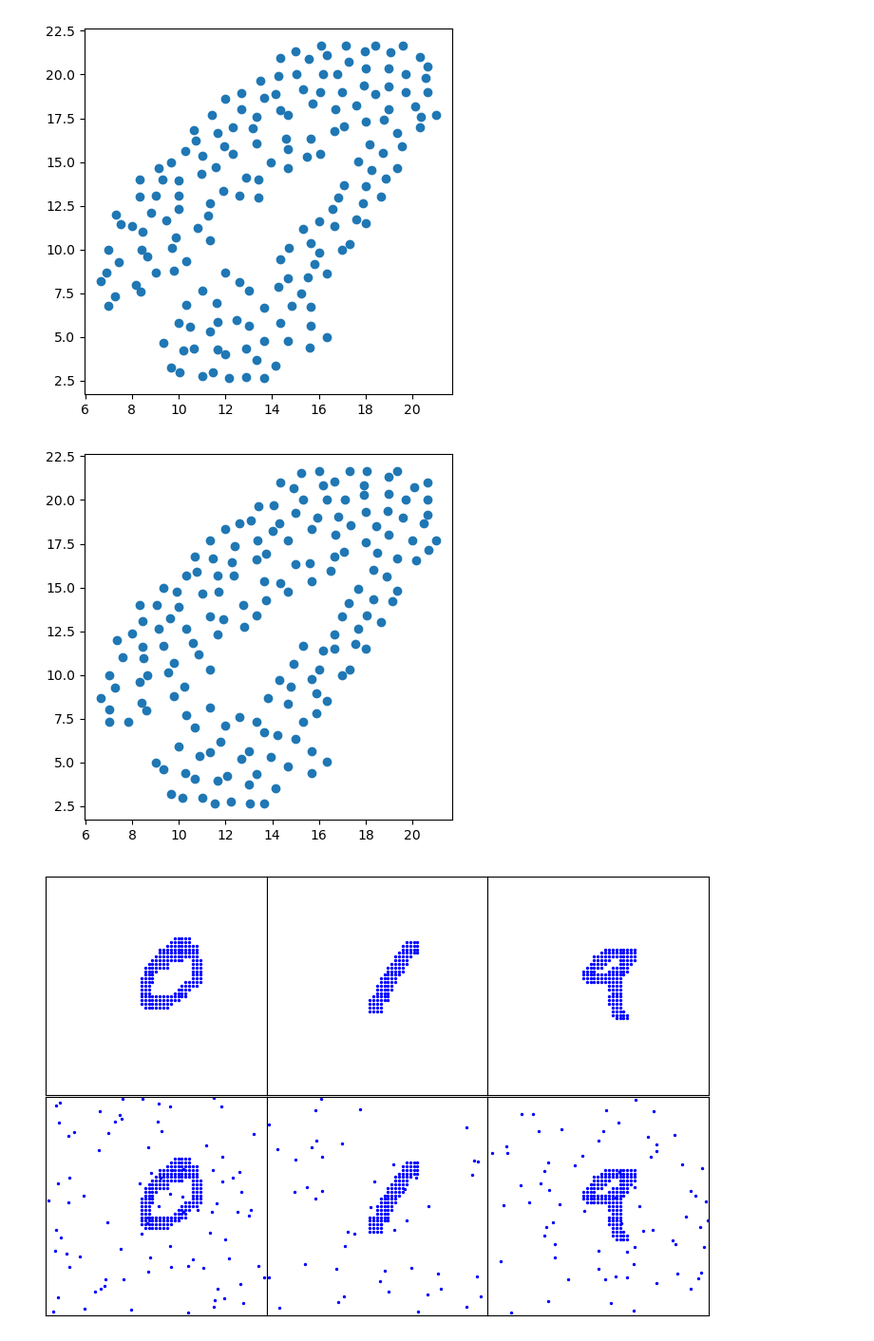
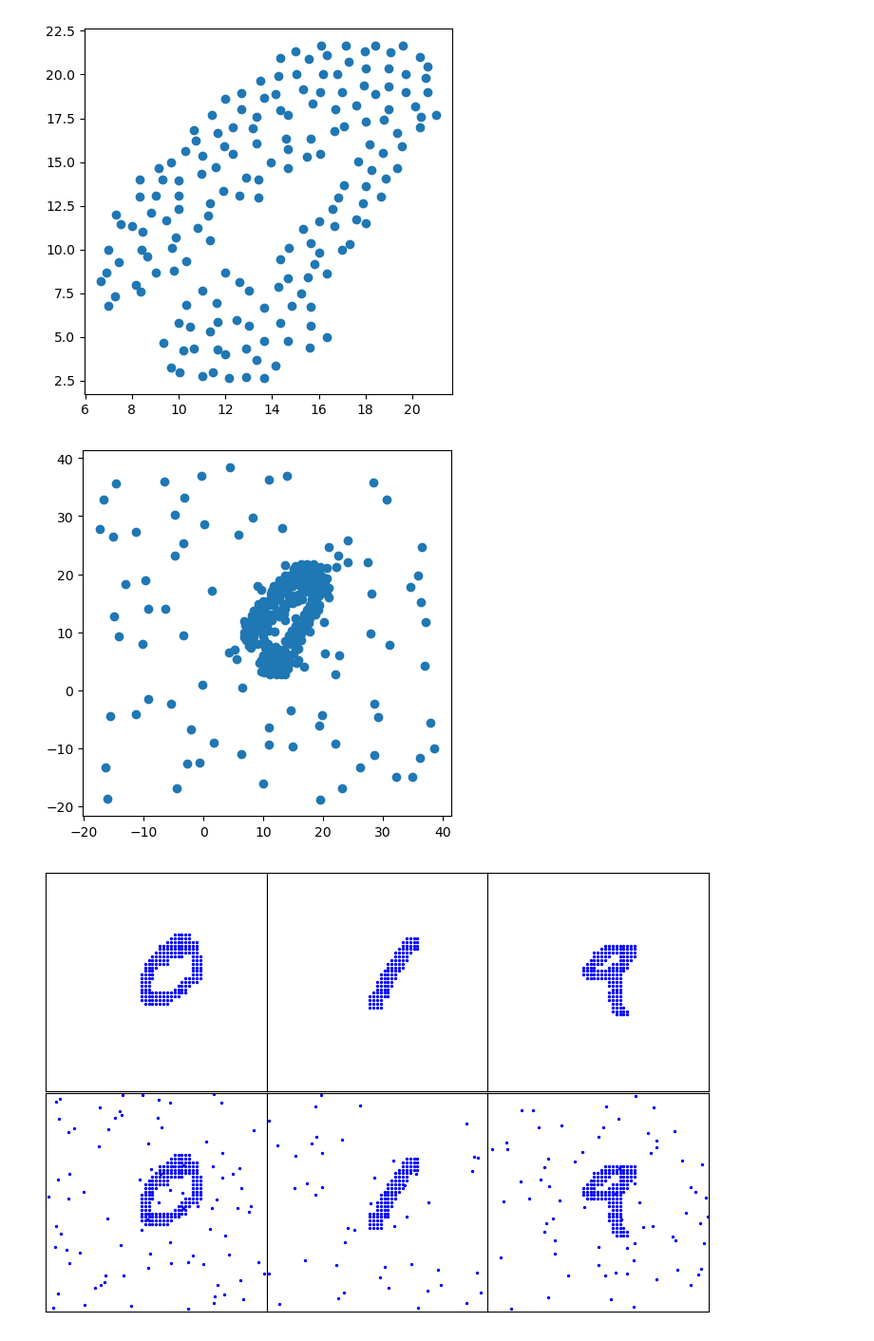
Before and after one commit to yikun-baio/LinearOPT, a Jupyter notebook: HK_interporlation.ipynb, the cells around one changed output. Shown: that part at 95% size. Drawn from its saved outputs; the diff is of its cells as text; code cells hidden in the pictures.

```diff
--- a/HK_interporlation.ipynb
+++ b/HK_interporlation.ipynb
@@ -512,34 +512,34 @@ plt.show()
 [figure]
 # %%
 MNIST_data=torch.load('experiment/data/MNIST/geodesic1.pt')
-data_list=MNIST_data['0']
+data_list=MNIST_data['0.5']
 
 
 
 Xi_list=list()
 pi_list=list()
 weights=np.ones(3)/3
 N_list=np.zeros(3,dtype=np.int64)
 for (i,data) in enumerate(data_list):
     Xi_list.append(data[:,0:2])
     pi_list.append(data[:,3])
     N_list[i]=data[:,0:2].shape[0]
 N0=N_list.max()
-p0=np.ones(N0)/N0
+p0=np.ones(N0)/N0*1.5
 X0_init=data_list[0][:,0:2]
 X1=Xi_list[0]
 p1=pi_list[0]
 #lot_embedding(X0, X1, p0, p1)
 X0=lot_barycenter(Xi_list,pi_list,X0_init,p0,weights,numItermax=10000,stopThr=1e-7)
 
 fig,ax=plt.subplots(1,1,figsize=(5,5))
 plt.scatter(X0[:,0],X0[:,1])
 #plt.scatter(X1[:,0],X1[:,1])
 #plt.scatter(X2[:,0],X2[:,1])
 #plt.scatter(X3[:,0],X3[:,1])
 plt.show()
 # %% [output]
-[figure, old version]
+[figure, new version]
 # %%
 fig,ax=plt.subplots(2,3,figsize=(3*3,2*3))
 for (i,per) in enumerate([0,0.5]):
```
Also changed, not shown: parts of 3 cells of this notebook, 12 other files.
